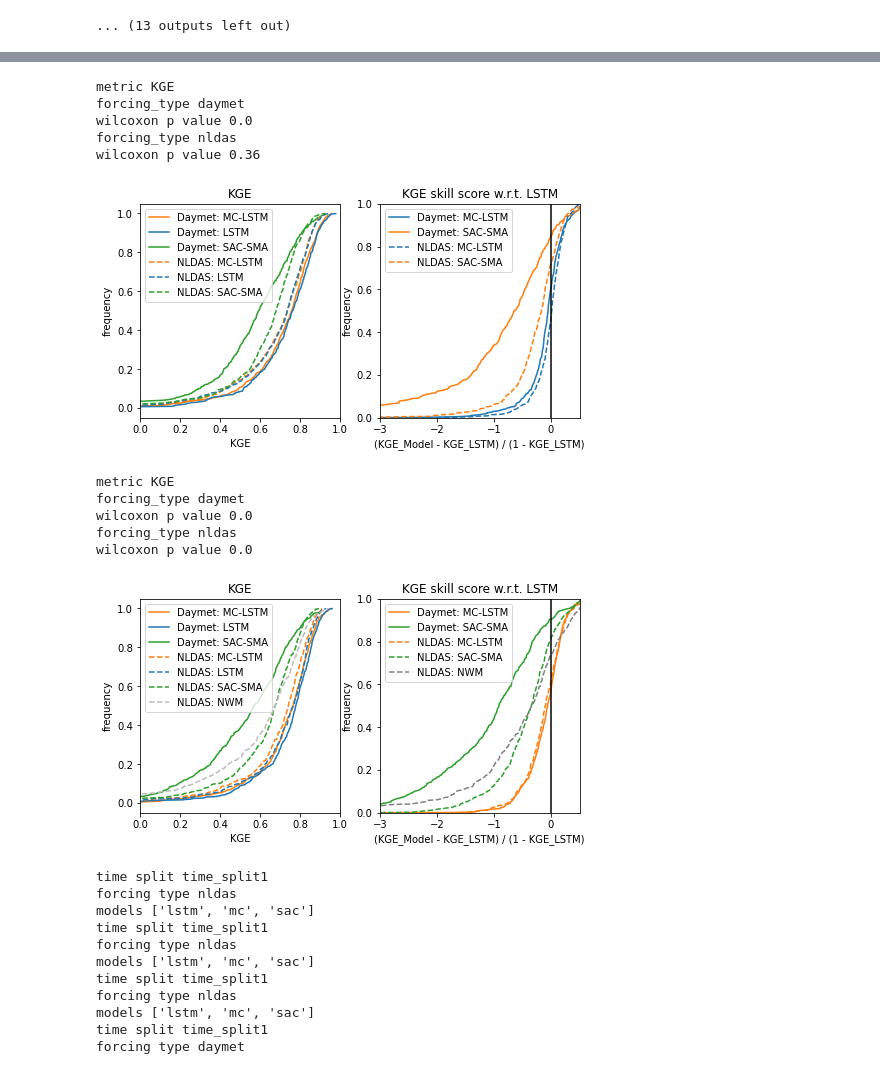
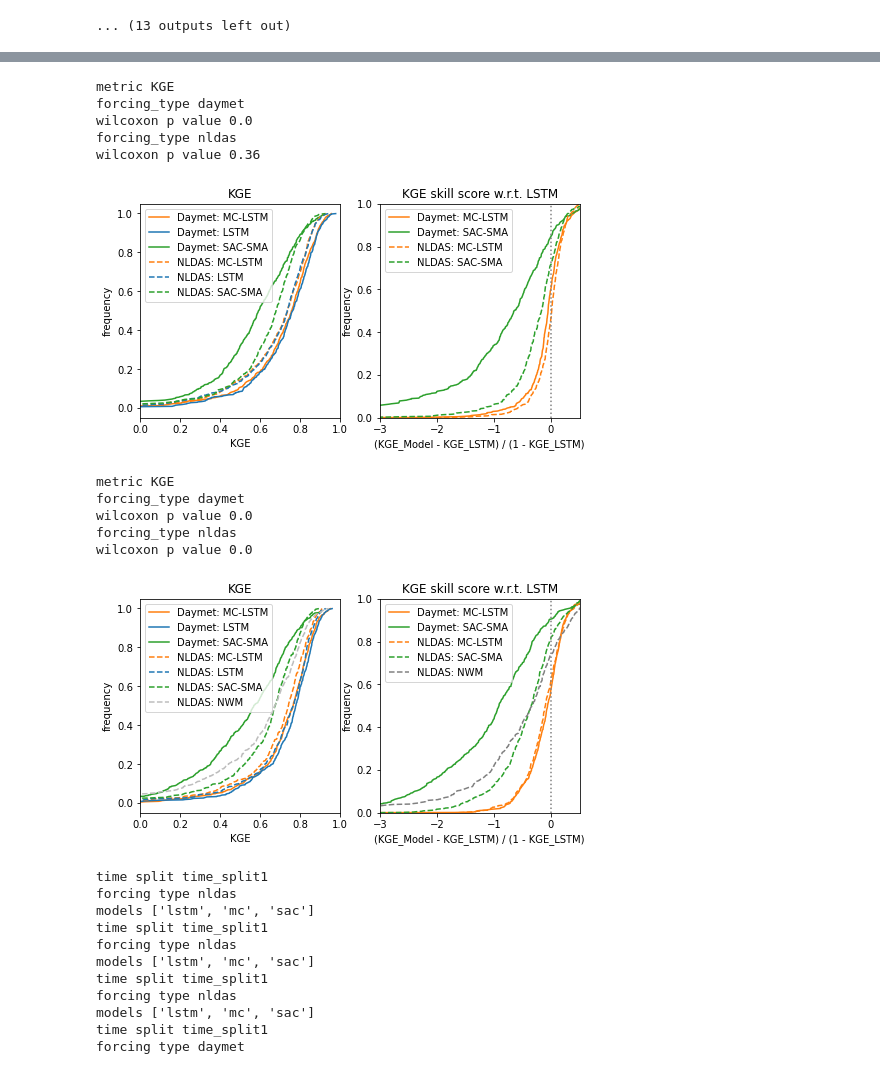
Before and after one commit to jmframe/mclstm_2021_mass_balance, a Jupyter notebook: results/mass_balance-ens.ipynb, the cells around one changed output, grey strips where cells are left out. Saved outputs shown, nothing was run; the diff lists cells and outputs as text; code cells hidden in the pictures.

Commit message:
mutual information metric figs

```diff
--- a/results/mass_balance-ens.ipynb
+++ b/results/mass_balance-ens.ipynb
@@ -1082,0 +1224,34 @@ basin_list_531_int = [basin_list_531.iloc[i].values[0] for i in range(basin_list
+# %%
+fig = plt.figure(figsize=cm2inch(20,10))
+
+print("metric", "KGE")
+metric_dict = {forcing_type:{} for forcing_type in ['daymet','nldas']}
+for forcing_type in ['daymet','nldas']:
+    print("forcing_type", forcing_type)
+    _, wilcoxon_p = st.wilcoxon(st2_dict[forcing_type]["KGE"]["mc"],
+                                 st2_dict[forcing_type]["KGE"]["lstm"])
+    print("wilcoxon p value", np.round(wilcoxon_p,2))
+    metric_dict["mc"] = st2_dict[forcing_type]["KGE"]["mc"]
+    metric_dict["lstm"] = st2_dict[forcing_type]["KGE"]["lstm"]
+
+ax = fig.add_subplot(1, 2, 1)
+
+diff_lstm_minus_mc = calc_diffs('daymet', st2_dict)
+ax.plot(np.sort(diff_lstm_minus_mc), yvalues, label='Daymet', c='k')
+
+diff_lstm_minus_mc = calc_diffs('nldas', st2_dict)
+ax.plot(np.sort(diff_lstm_minus_mc), yvalues, label='NLDAS', c='r')
+
+ax.plot([0,0], [0,1], ':', c='grey')
+plt.legend()
+plt.title("KGE difference LSTM - MC-LSTM")
+plt.xlabel("Difference KGE")
+plt.ylabel("frequency")
+
+plt.show()
+
+fig.tight_layout()
+fig.savefig(f'../figs/kge_diff_{time_splitz[1]}_ens.pdf', dpi=600)
+fig.savefig(f'../figs/kge_diff_{time_splitz[1]}_ens.png', dpi=600)
+
+plt.close()
@@ -1121,39 +1313,39 @@ for forcing_type in ['daymet','nldas']:
                                                     np.array(st1_dict[forcing_type]["KGE"]["lstm"])) / \
                                                    (1 - np.array(st1_dict[forcing_type]["KGE"]["lstm"]))
 
 colz = ['#1f77b4', '#ff7f0e', '#2ca02c', '#bdbdbd']
 
 yvalues = list(range(len(kgess_st1_dict['daymet']['SAC-SMA'])))
 for i, _ in enumerate(yvalues):
     yvalues[i] = yvalues[i]/len(yvalues)
 
 ax = fig.add_subplot(1, 2, 2)
-ax.plot(np.sort(kgess_st1_dict['daymet']['MC-LSTM']), yvalues, label='Daymet: MC-LSTM', c=colz[0])
-ax.plot(np.sort(kgess_st1_dict['daymet']['SAC-SMA']), yvalues, label='Daymet: SAC-SMA', c=colz[1])
-ax.plot(np.sort(kgess_st1_dict['nldas']['MC-LSTM']), yvalues, label='NLDAS: MC-LSTM', c=colz[0], ls='--')
-ax.plot(np.sort(kgess_st1_dict['nldas']['SAC-SMA']), yvalues, label='NLDAS: SAC-SMA', c=colz[1], ls='--')
-ax.plot([0,0], [0,1], c='k')
+ax.plot(np.sort(kgess_st1_dict['daymet']['MC-LSTM']), yvalues, label='Daymet: MC-LSTM', c=colz[1])
+ax.plot(np.sort(kgess_st1_dict['daymet']['SAC-SMA']), yvalues, label='Daymet: SAC-SMA', c=colz[2])
+ax.plot(np.sort(kgess_st1_dict['nldas']['MC-LSTM']), yvalues, label='NLDAS: MC-LSTM', c=colz[1], ls='--')
+ax.plot(np.sort(kgess_st1_dict['nldas']['SAC-SMA']), yvalues, label='NLDAS: SAC-SMA', c=colz[2], ls='--')
+ax.plot([0,0], [0,1], ':', c='grey')
 ax.set_xlim([-3,.5])
 ax.set_ylim([0,1])
 plt.legend()
 plt.title("KGE skill score w.r.t. LSTM")
 plt.xlabel("(KGE_Model - KGE_LSTM) / (1 - KGE_LSTM)")
 plt.ylabel("frequency")
 
 plt.show()
 
 fig.tight_layout()
 fig.savefig(f'../figs/kge_skill_score_{time_splitz[0]}_ens.pdf', dpi=600)
 fig.savefig(f'../figs/kge_skill_score_{time_splitz[0]}_ens.png', dpi=600)
 
 plt.close()
 # %% [output]
 metric KGE
 forcing_type daymet
 wilcoxon p value 0.0
 forcing_type nldas
 wilcoxon p value 0.36
-[figure, old version]
+[figure, new version]
 # %%
 fig = plt.figure(figsize=cm2inch(20,10))
 
@@ -1212,7 +1404,7 @@ ax.plot(np.sort(kgess_st2_dict['daymet']['SAC-SMA']), yvalues, label='Daymet: SA
 ax.plot(np.sort(kgess_st2_dict['nldas']['MC-LSTM']), yvalues, label='NLDAS: MC-LSTM', c=colz[1], ls='--')
 ax.plot(np.sort(kgess_st2_dict['nldas']['SAC-SMA']), yvalues, label='NLDAS: SAC-SMA', c=colz[2], ls='--')
 ax.plot(np.sort(kgess_st2_dict['nldas']['NWM']), yvalues, label='NLDAS: NWM', c='grey', ls='--')
-ax.plot([0,0], [0,1], c='k')
+ax.plot([0,0], [0,1], ':', c='grey')
 ax.set_xlim([-3,.5])
 ax.set_ylim([0,1])
 plt.legend()
@@ -1233,7 +1425,7 @@ forcing_type daymet
 wilcoxon p value 0.0
 forcing_type nldas
 wilcoxon p value 0.0
-[figure, old version]
+[figure, new version]
 # %%
 
 for tsplt in time_splitz:
```
Also changed, not shown: parts of 8 cells of this notebook, 30 other files.
